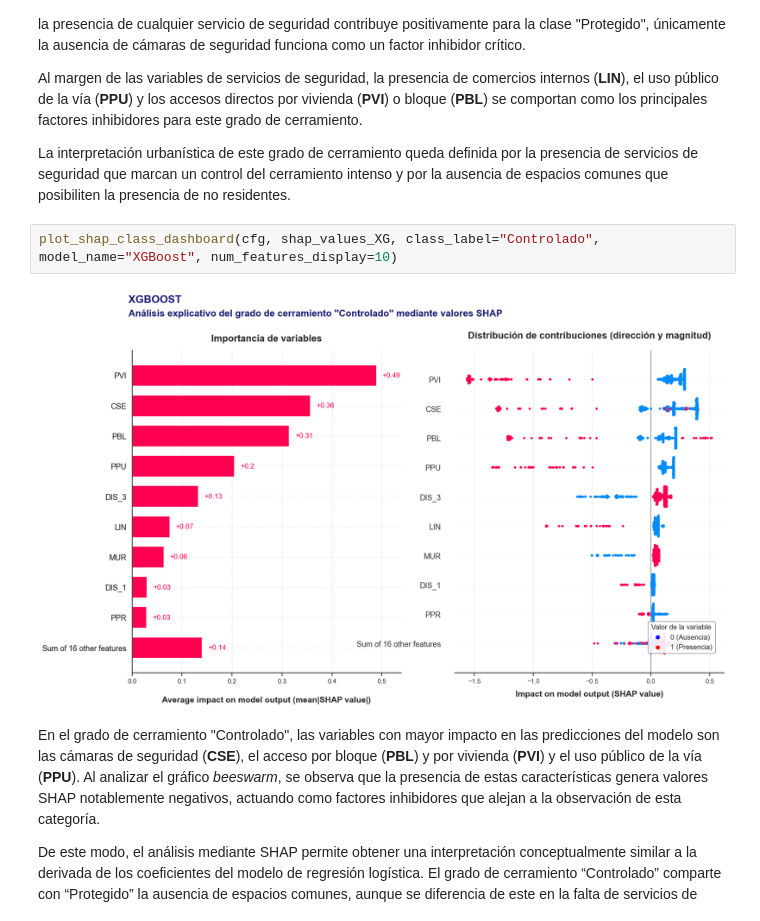
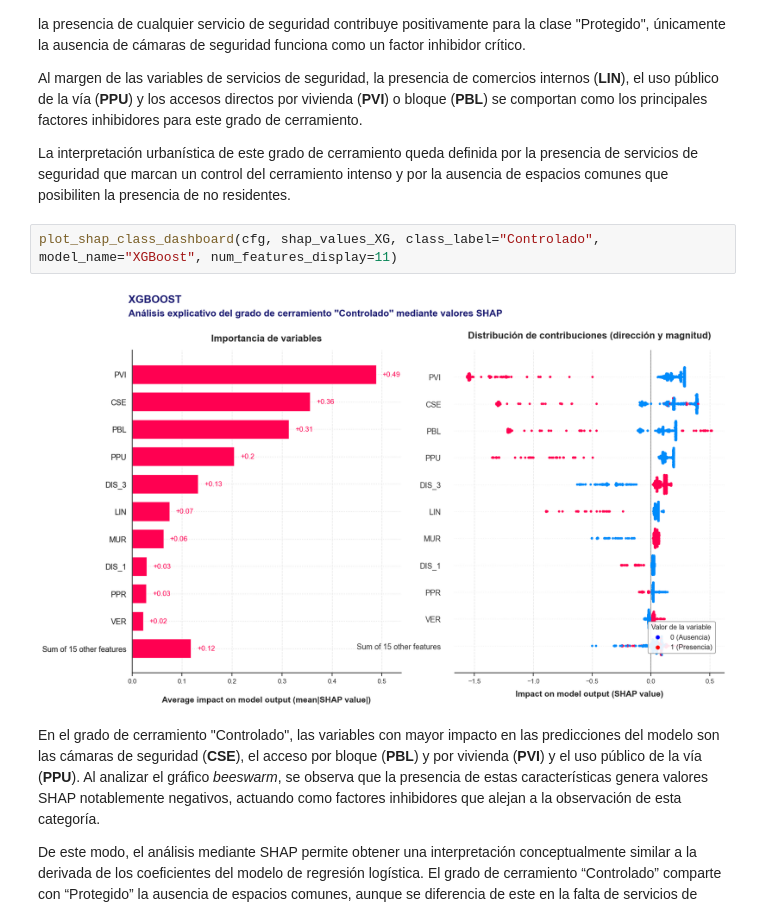
Before and after one commit to davidfernxndez/urban-residential-classification, a Jupyter notebook: notebooks/06_Global_Interpretability_analysis.ipynb, the cells around one changed output. Cells and saved outputs as stored; diff of their text form.

```diff
--- a/notebooks/06_Global_Interpretability_analysis.ipynb
+++ b/notebooks/06_Global_Interpretability_analysis.ipynb
@@ -569,9 +569,9 @@ Al margen de las variables de servicios de seguridad, la presencia de comercios
 
 La interpretación urbanística de este grado de cerramiento queda definida por la presencia de servicios de seguridad que marcan un control del cerramiento intenso y por la ausencia de espacios comunes que posibiliten la presencia de no residentes.
 # %%
-plot_shap_class_dashboard(cfg, shap_values_XG, class_label="Controlado", model_name="XGBoost", num_features_display=10)
+plot_shap_class_dashboard(cfg, shap_values_XG, class_label="Controlado", model_name="XGBoost", num_features_display=11)
 # %% [output]
-[figure, old version]
+[figure, new version]
 # %% [markdown]
 En el grado de cerramiento "Controlado", las variables con mayor impacto en las predicciones del modelo son las cámaras de seguridad (**CSE**), el acceso por bloque (**PBL**) y por vivienda (**PVI**) y el uso público de la vía (**PPU**). Al analizar el gráfico *beeswarm*, se observa que la presencia de estas características genera valores SHAP notablemente negativos, actuando como factores inhibidores que alejan a la observación de esta categoría.
 
```
Also changed, not shown: parts of 4 cells of this notebook, 18 other files.
